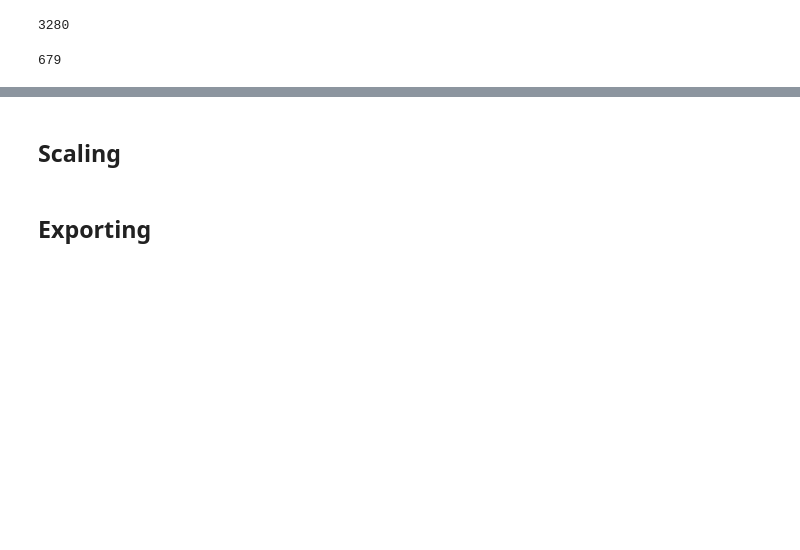
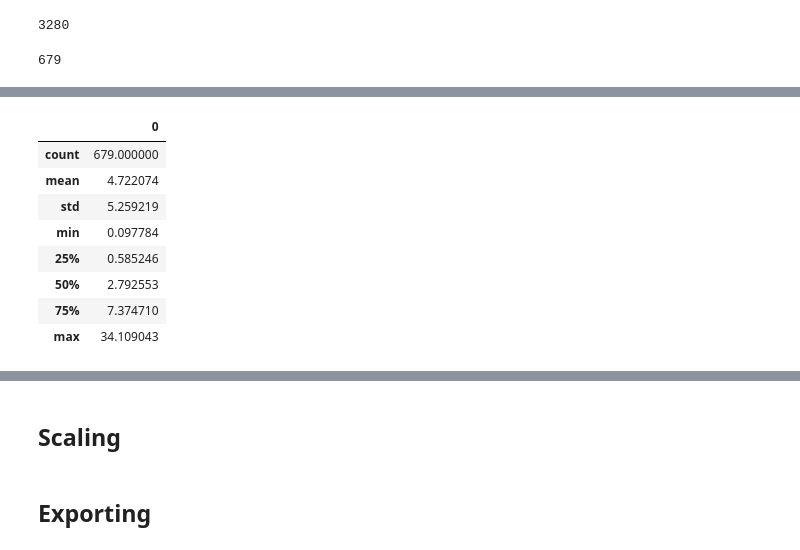
Before and after one commit to mrsohamsaha/JensenLab_Research, a Jupyter notebook: ColonyPicker/ColonyPicker.ipynb, the cells around one changed output, grey strips where cells are left out. Saved outputs shown, nothing was run; the diff lists cells and outputs as text; code cells hidden in the pictures; blank space fills up the shorter version.

```diff
--- a/ColonyPicker/ColonyPicker.ipynb
+++ b/ColonyPicker/ColonyPicker.ipynb
@@ -377,0 +383,13 @@ WhitePix: 0.1889168765743073 DarkPix: 3.4482758620689653
+# %%
+whiteDF = pd.DataFrame(whitePixData)
+whiteDF.describe()
+# %% [output]
+|  | 0 |
+| count | 679.000000 |
+| mean | 4.722074 |
+| std | 5.259219 |
+| min | 0.097784 |
+| 25% | 0.585246 |
+| 50% | 2.792553 |
+| 75% | 7.374710 |
+| max | 34.109043 |
```
Also changed, not shown: parts of 8 cells of this notebook, 3 other files.
